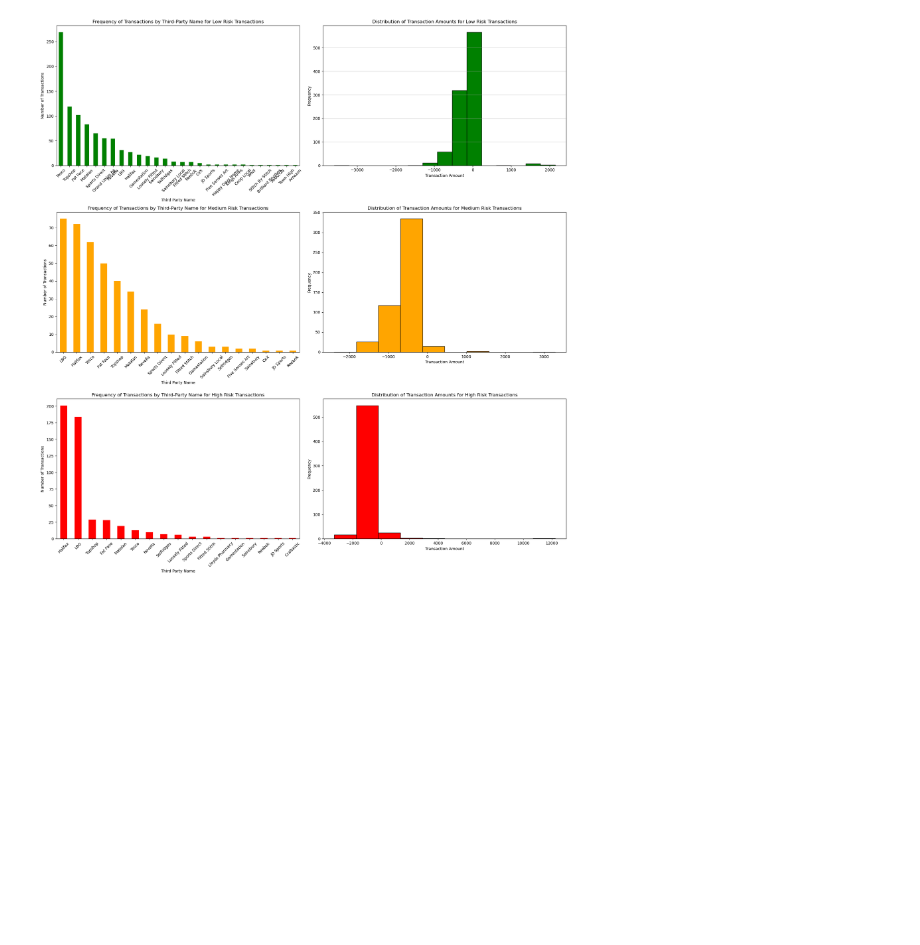
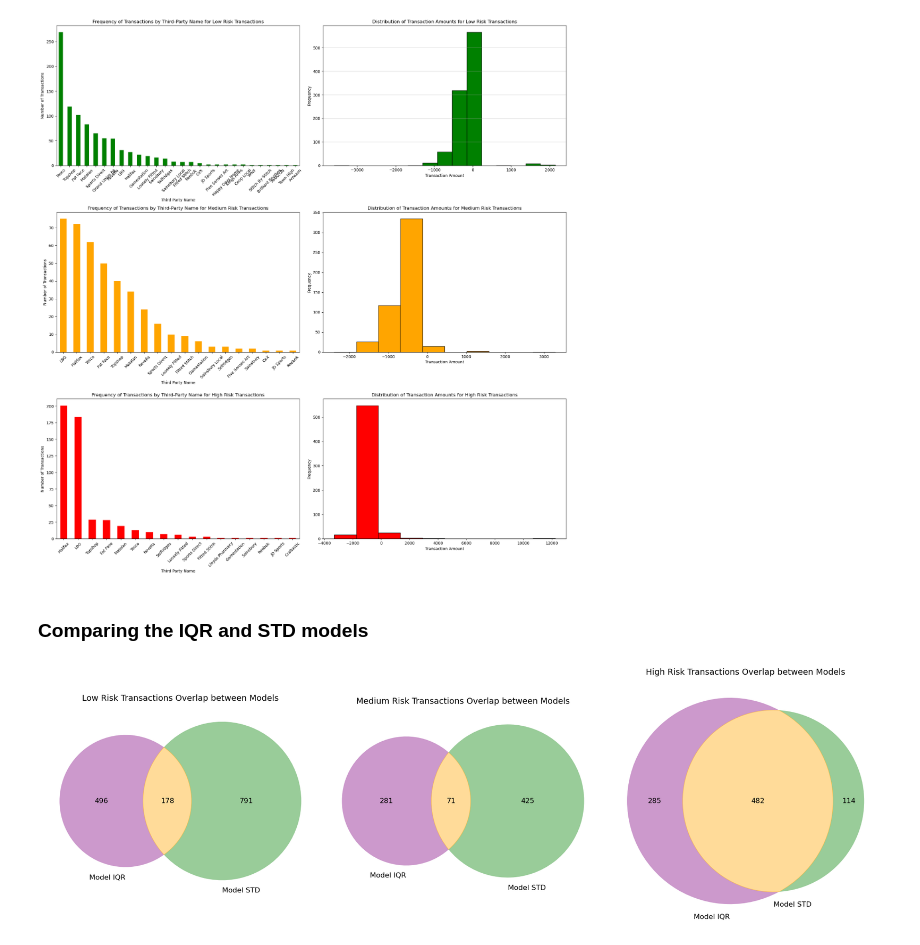
Before and after one commit to UoB-DSMP-2023-24/dsmp-2024-group27, a Jupyter notebook: AnomalyDetection/AnomalyDetection-Dataset2-Final .ipynb, the cells around one changed output. Cells and saved outputs as stored; diff of their text form; code cells hidden in the pictures; blank space fills up the shorter version.

```diff
--- a/AnomalyDetection/AnomalyDetection-Dataset2-iteratation-Copy1.ipynb
+++ b/AnomalyDetection/AnomalyDetection-Dataset2-Final .ipynb
@@ -658,6 +670,6 @@ plt.show()
 # %%
 # Calculate the mean and standard deviation for each account
-mean_std = expenditures_training_df.groupby('Account No')['Amount'].agg(['mean', 'std'])
+mean_std = expenditures_training_std_df.groupby('Account No')['Amount'].agg(['mean', 'std'])
 
 # Establishing initial thresholds based on standard deviations from the mean
 mean_std['Threshold_1_STD'] = mean_std['mean'] + mean_std['std'] * 1  # 1 std from the mean
@@ -943,0 +932,10 @@ testing_transactions
+# %%
+testing_transactions_copy['risk_level'] = [
+    assess_transaction_risk_std(
+        row['Account No'], row['Amount'], row.get('Third Party Account No'), row.get('Third Party Name'),
+        anomaly_detection_by_expenditures_std_df, anomaly_detection_by_payments_std_df
+    ) for _, row in testing_transactions.iterrows()
+]
+
+
+testing_transactions_copy
@@ -952,11 +964,11 @@ Medium Risk      496
 Name: risk_level, dtype: int64
 # %%
 # Filter for Low Risk transactions
-low_risk_transactions = testing_transactions[testing_transactions['risk_level'] == 'Low Risk']
+low_risk_transactions_std = testing_transactions_copy[testing_transactions_copy['risk_level'] == 'Low Risk']
 
 # Filter for Medium Risk transactions
-medium_risk_transactions = testing_transactions[testing_transactions['risk_level'] == 'Medium Risk']
+medium_risk_transactions_std = testing_transactions_copy[testing_transactions_copy['risk_level'] == 'Medium Risk']
 
 # Filter for High Risk transactions
-high_risk_transactions = testing_transactions[testing_transactions['risk_level'] == 'High Risk']
+high_risk_transactions_std = testing_transactions_copy[testing_transactions_copy['risk_level'] == 'High Risk']
 # %%
@@ -1045,3 +1057,5 @@ plt.tight_layout()
 plt.show()
 # %% [output]
 [figure]
+# %% [markdown]
+### Comparing the IQR and STD models
@@ -1047,0 +1074,48 @@ plt.show()
+# %%
+# Assuming the overlaps have already been calculated and we're using the index lists directly
+# For illustration, let's create example sets for each risk level
+low_risk_transactions_set = set(low_risk_transactions.index)
+low_risk_transactions_std_set = set(low_risk_transactions_std.index)
+
+medium_risk_transactions_set = set(medium_risk_transactions.index)
+medium_risk_transactions_std_set = set(medium_risk_transactions_std.index)
+
+high_risk_transactions_set = set(high_risk_transactions.index)
+high_risk_transactions_std_set = set(high_risk_transactions_std.index)
+
+plt.figure(figsize=(20, 8))
+
+# Define a function to update the text properties for labels and annotations
+def update_venn_text_properties(venn_diagram, label_fontsize=14, num_fontsize=14):
+    for text in venn_diagram.set_labels:
+        if text:  # If the label is not None
+            text.set_fontsize(label_fontsize)
+    for text in venn_diagram.subset_labels:
+        if text:  # If the subset label is not None
+            text.set_fontsize(num_fontsize)
+
+# Low Risk
+plt.subplot(1, 3, 1)
+venn_diagram = venn2([low_risk_transactions_set, low_risk_transactions_std_set], ('Model IQR', 'Model STD'), set_colors=('purple', 'green'))
+venn_diagram.get_patch_by_id('11').set_color('orange')
+update_venn_text_properties(venn_diagram, label_fontsize=12, num_fontsize=12)  # Adjust font sizes as needed
+plt.title('Low Risk Transactions Overlap between Models', fontsize=14)
+
+# Medium Risk
+plt.subplot(1, 3, 2)
+venn_diagram = venn2([medium_risk_transactions_set, medium_risk_transactions_std_set], ('Model IQR', 'Model STD'), set_colors=('purple', 'green'))
+venn_diagram.get_patch_by_id('11').set_color('orange')
+update_venn_text_properties(venn_diagram, label_fontsize=12, num_fontsize=12)  # Adjust font sizes as needed
+plt.title('Medium Risk Transactions Overlap between Models', fontsize=14)
+
+# High Risk
+plt.subplot(1, 3, 3)
+venn_diagram = venn2([high_risk_transactions_set, high_risk_transactions_std_set], ('Model IQR', 'Model STD'), set_colors=('purple', 'green'))
+venn_diagram.get_patch_by_id('11').set_color('orange')
+update_venn_text_properties(venn_diagram, label_fontsize=12, num_fontsize=12)  # Adjust font sizes as needed
+plt.title('High Risk Transactions Overlap between Models', fontsize=14)
+
+plt.tight_layout()
+plt.show()
+# %% [output]
+[figure, added]
```
Also changed, not shown: parts of 43 cells of this notebook, 1 other file.
